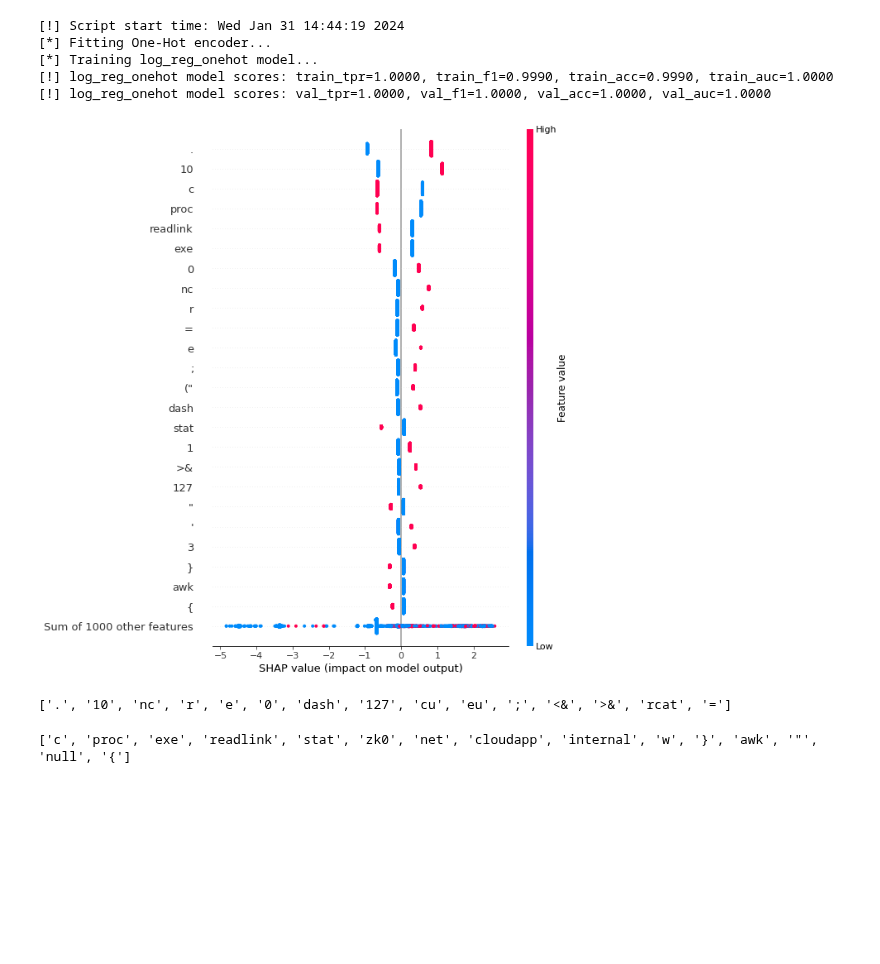
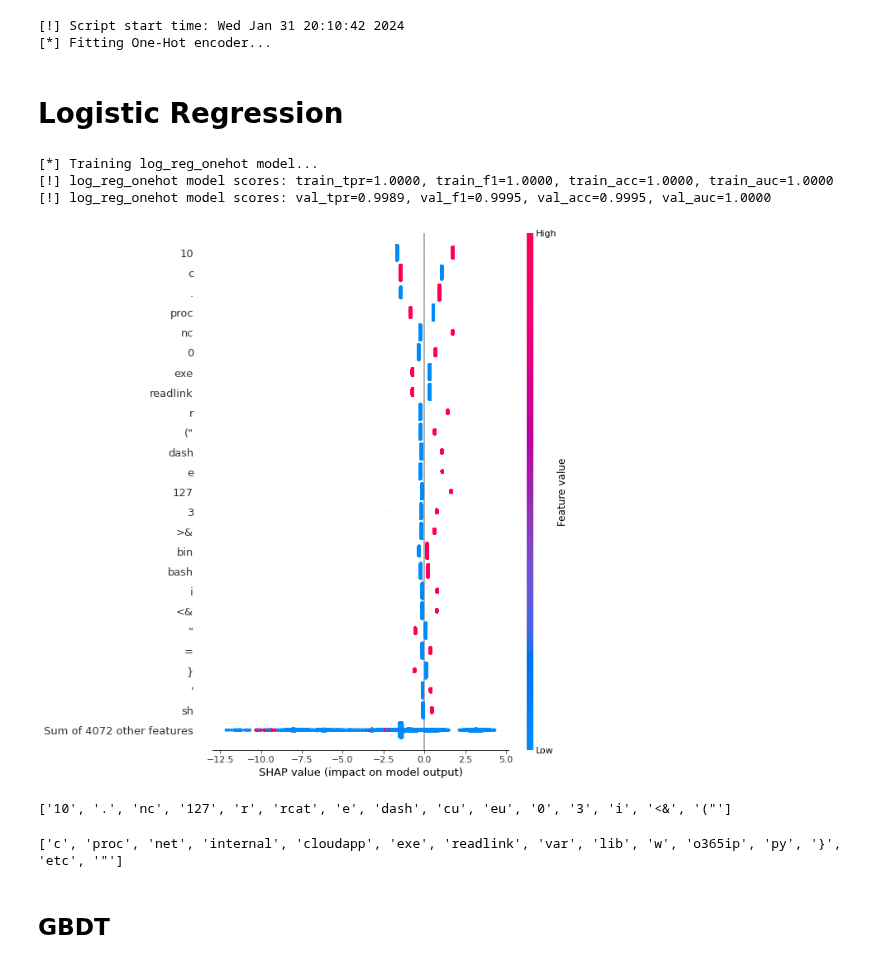
Before and after one commit to dtrizna/QuasarNix, a Jupyter notebook: explainability.ipynb, the cells around one changed output. Drawn from its saved outputs; the diff is of its cells as text; code cells hidden in the pictures; blank space fills up the shorter version.

Commit message:
update with gbdt

```diff
--- a/explainability.ipynb
+++ b/explainability.ipynb
@@ -8,22 +8,19 @@ import shutil
 
 from nltk.tokenize import wordpunct_tokenize
 from sklearn.linear_model import LogisticRegression
+from xgboost import XGBClassifier
 
 from src.preprocessors import OneHotCustomVectorizer
 from src.data_utils import load_data
 from src.tabular_utils import training_tabular
-from src.misc import dump_config
-
-from pprint import pprint
-
-from lightning.lite.utilities.seed import seed_everything
 
 import shap
 
 SEED = 33
-VOCAB_SIZE = 1024
+VOCAB_SIZE = 4096
 MAX_LEN = 128
-LIMIT = 1000
+
+LIMIT = 30000
 
 # ===========================================
 print(f"[!] Script start time: {time.ctime()}")
@@ -33,43 +30,45 @@ TOKENIZER = wordpunct_tokenize
 ROOT = "./"
 X_train_cmds, y_train, X_test_cmds, y_test, X_train_malicious_cmd, X_train_baseline_cmd, X_test_malicious_cmd, X_test_baseline_cmd = load_data(ROOT, SEED, limit=LIMIT)
 
-
 # PREPROCESSING
 # tokenizer = CommandTokenizer(tokenizer_fn=TOKENIZER, vocab_size=VOCAB_SIZE, max_len=MAX_LEN)
 oh = OneHotCustomVectorizer(tokenizer=TOKENIZER, max_features=VOCAB_SIZE)
 print("[*] Fitting One-Hot encoder...")
 X_train_onehot = oh.fit_transform(X_train_cmds)
 X_test_onehot = oh.transform(X_test_cmds)
-
-log_reg_onehot = LogisticRegression(random_state=SEED)
-
-log_reg_trained = training_tabular(
-    model=log_reg_onehot,
-    name="log_reg_onehot",
-    X_train_encoded=X_train_onehot,
-    X_test_encoded=X_test_onehot,
-    y_train=y_train,
-    y_test=y_test,
-    logs_folder="./temp",
-    model_file=None
-)
-shutil.rmtree('./temp')
 # %% [output]
-[!] Script start time: Wed Jan 31 14:44:19 2024
+[!] Script start time: Wed Jan 31 20:10:42 2024
 [*] Fitting One-Hot encoder...
-[*] Training log_reg_onehot model...
-[!] log_reg_onehot model scores: train_tpr=1.0000, train_f1=0.9990, train_acc=0.9990, train_auc=1.0000
-[!] log_reg_onehot model scores: val_tpr=1.0000, val_f1=1.0000, val_acc=1.0000, val_auc=1.0000
+# %% [markdown]
+# Logistic Regression
+# %%
+log_reg_onehot = LogisticRegression(random_state=SEED)
+
+log_reg_trained = training_tabular(
+    model=log_reg_onehot,
+    name="log_reg_onehot",
+    X_train_encoded=X_train_onehot,
+    X_test_encoded=X_test_onehot,
+    y_train=y_train,
+    y_test=y_test,
+    logs_folder="./temp",
+    model_file=None
+)
+shutil.rmtree('./temp')
+# %% [output]
+[*] Training log_reg_onehot model...
+[!] log_reg_onehot model scores: train_tpr=1.0000, train_f1=1.0000, train_acc=1.0000, train_auc=1.0000
+[!] log_reg_onehot model scores: val_tpr=0.9989, val_f1=0.9995, val_acc=0.9995, val_auc=1.0000
 # %%
 explainer = shap.LinearExplainer(
     log_reg_trained,
     X_train_onehot,
     feature_names=list(oh.vocab.keys())
 )
-shap_values = explainer(X_test_onehot)
-shap.plots.beeswarm(shap_values, max_display=25)
+shap_values_logreg = explainer(X_test_onehot)
+shap.plots.beeswarm(shap_values_logreg, max_display=25)
 # %% [output]
-[figure, old version]
+[figure, new version]
 # %%
 # get weights of log reg model
 log_reg_weights = log_reg_trained.coef_
@@ -77,15 +76,17 @@ vocab = oh.vocab
 
 # find top 10 most important features
 TOP_HEAVIEST = 15
-top_10_idx_malicious = np.argsort(log_reg_weights[0])[-TOP_HEAVIEST:][::-1]
-top_10_features_malicious = [list(vocab.keys())[idx] for idx in top_10_idx_malicious]
-print(top_10_features_malicious)
+top_malicious_idx = np.argsort(log_reg_weights[0])[-TOP_HEAVIEST:][::-1]
+top_malicious_features = [list(vocab.keys())[idx] for idx in top_malicious_idx]
+print(top_malicious_features)
 # %% [output]
-['.', '10', 'nc', 'r', 'e', '0', 'dash', '127', 'cu', 'eu', ';', '<&', '>&', 'rcat', '=']
+['10', '.', 'nc', '127', 'r', 'rcat', 'e', 'dash', 'cu', 'eu', '0', '3', 'i', '<&', '("']
 # %%
 TOP_LIGHT = 15
-top_10_idx_benign = np.argsort(log_reg_weights[0])[:TOP_LIGHT]
-top_10_features_benign = [list(vocab.keys())[idx] for idx in top_10_idx_benign]
-print(top_10_features_benign)
+top_benign_idx = np.argsort(log_reg_weights[0])[:TOP_LIGHT]
+top_benign_features = [list(vocab.keys())[idx] for idx in top_benign_idx]
+print(top_benign_features)
 # %% [output]
-['c', 'proc', 'exe', 'readlink', 'stat', 'zk0', 'net', 'cloudapp', 'internal', 'w', '}', 'awk', '"', 'null', '{']
+['c', 'proc', 'net', 'internal', 'cloudapp', 'exe', 'readlink', 'var', 'lib', 'w', 'o365ip', 'py', '}', 'etc', '"']
+# %% [markdown]
+## GBDT
```
Also changed, not shown: parts of 18 cells of this notebook.
